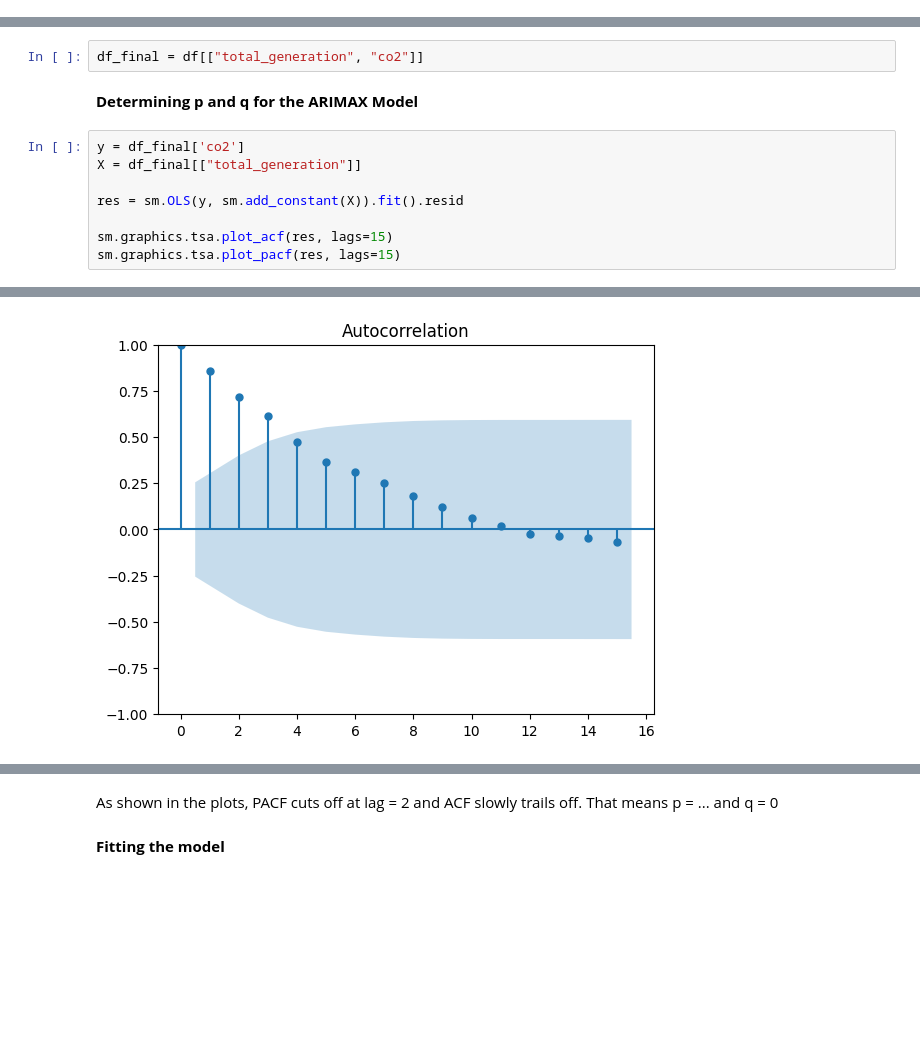
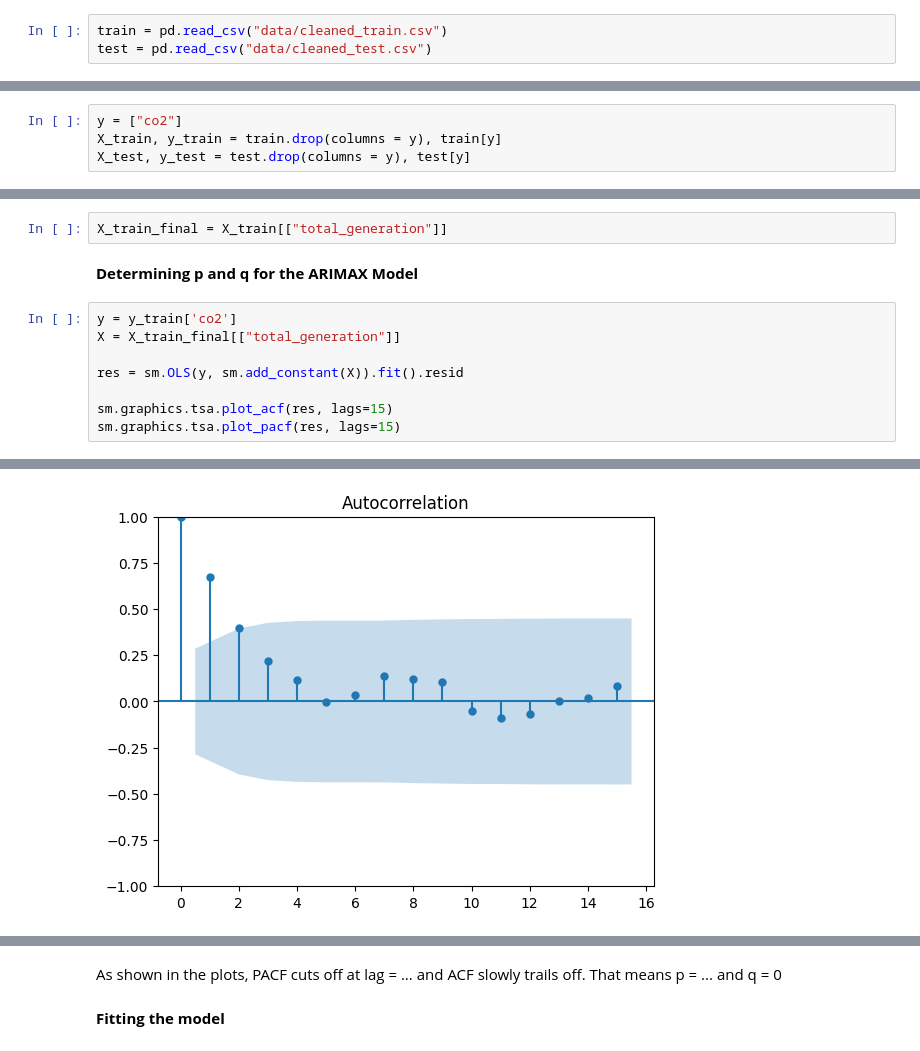
Before and after one commit to Daniel12581/Consumer-Spending-ARIMA-Modelling, a Jupyter notebook: arimax_modelling.ipynb, the cells around one changed output, grey strips where cells are left out. Cells and saved outputs as stored; diff of their text form; blank space fills up the shorter version.

Commit message:
Modified code to use train and test set instead. Finished   modelling and accessing model performance.

```diff
--- a/arimax_modelling.ipynb
+++ b/arimax_modelling.ipynb
@@ -18,0 +8,3 @@ df.head()
+# %%
+train = pd.read_csv("data/cleaned_train.csv")
+test = pd.read_csv("data/cleaned_test.csv")
@@ -19,3 +25,7 @@ df.head()
+# %%
+y = ["co2"]
+X_train, y_train = train.drop(columns = y), train[y]
+X_test, y_test = test.drop(columns = y), test[y]
 # %% [markdown]
 **Determining the differencing needed to make CO_2 (outcome) stationary**
 # %%
@@ -82,12 +92,12 @@ print(vif)
 # %% [markdown]
 However by removing either, the remaining feature becomes significantly correlated with total_generation as well. We will keep total_generation only to avoid multicollinearity.
 # %%
-df_final = df[["total_generation", "co2"]]
+X_train_final = X_train[["total_generation"]]
 # %% [markdown]
 **Determining p and q for the ARIMAX Model**
 # %%
-y = df_final['co2']
-X = df_final[["total_generation"]]
+y = y_train['co2']
+X = X_train_final[["total_generation"]]
 
 res = sm.OLS(y, sm.add_constant(X)).fit().resid
 
@@ -98 +108 @@ sm.graphics.tsa.plot_pacf(res, lags=15)
-[figure, old version]
+[figure, new version]
@@ -100,5 +110,5 @@ sm.graphics.tsa.plot_pacf(res, lags=15)
 # %% [markdown]
-As shown in the plots, PACF cuts off at lag = 2 and ACF slowly trails off. That means p = ... and q = 0
+As shown in the plots, PACF cuts off at lag = ... and ACF slowly trails off. That means p = ... and q = 0
 # %% [markdown]
 **Fitting the model**
 # %%
```
Also changed, not shown: parts of 18 cells of this notebook, 1 other file.
